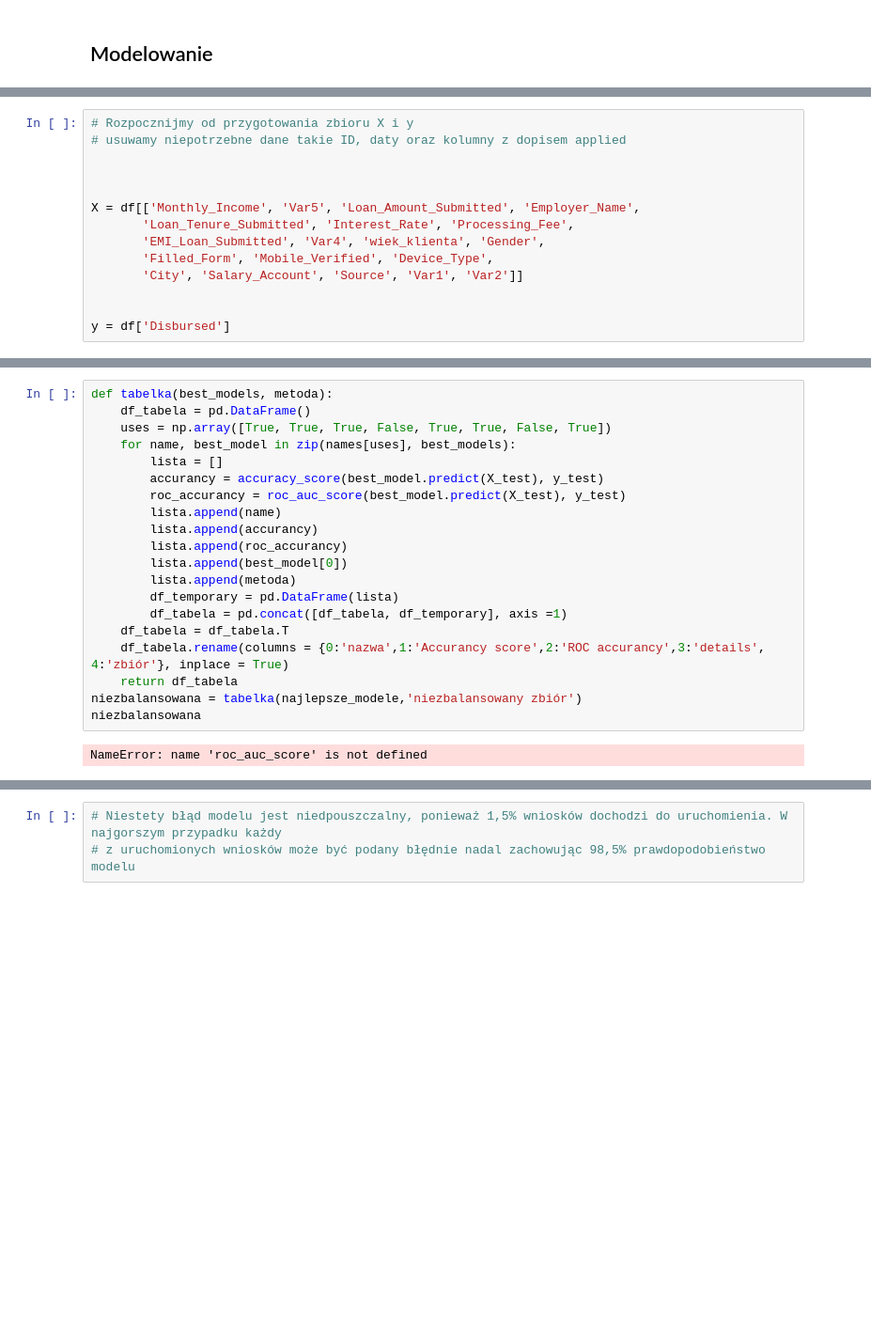
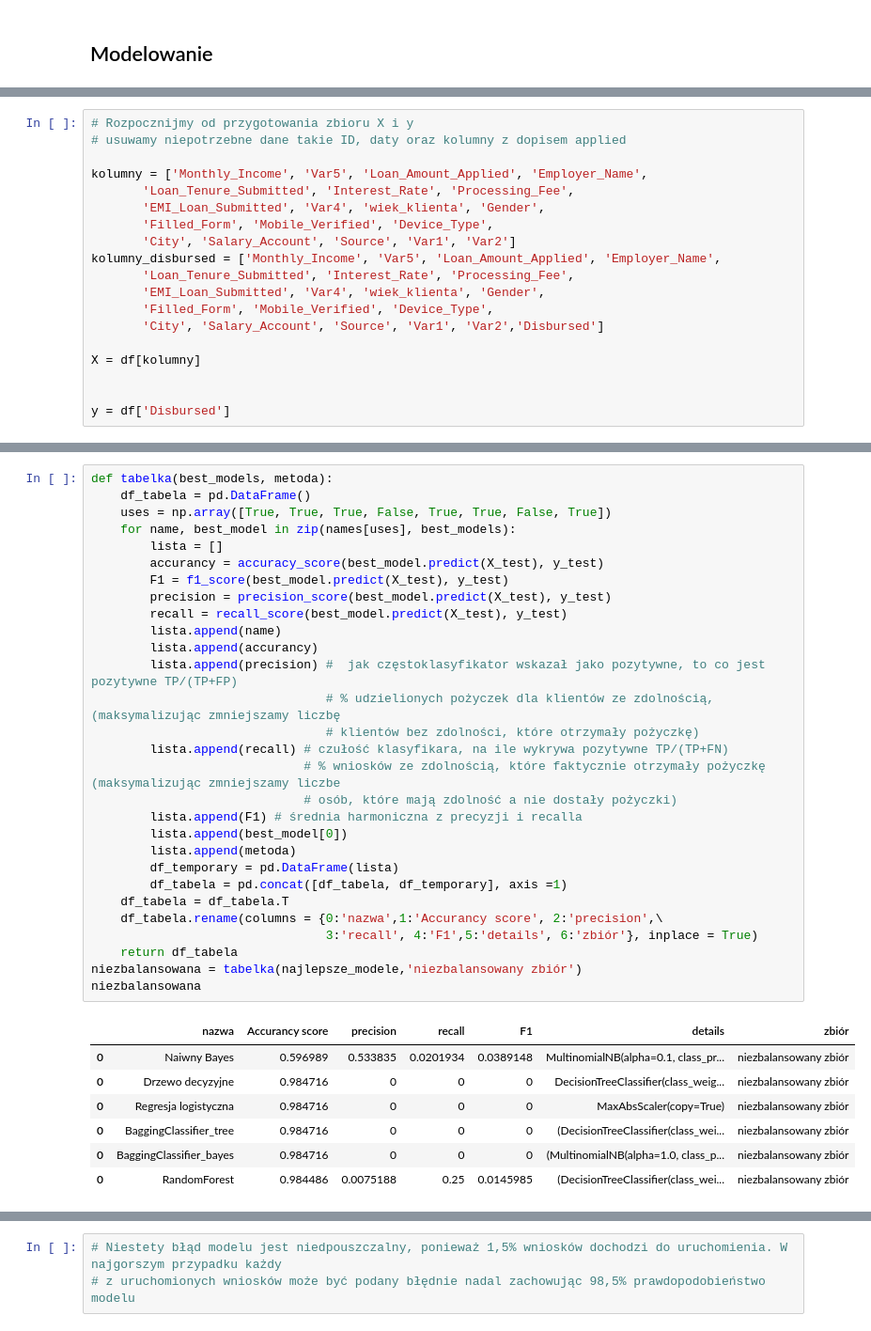
Before and after one commit to KingaWado/katowice0212, a Jupyter notebook: project_Kinga Wadowska.ipynb, the cells around one changed output, grey strips where cells are left out. Shown at 94% size. Drawn from its saved outputs; the diff is of its cells as text; blank space fills up the shorter version.

```diff
--- a/project_Kinga Wadowska.ipynb
+++ b/project_Kinga Wadowska.ipynb
@@ -348,13 +359,18 @@ procent wniosków z udzieloną pożyczką:  1.5%
 # Rozpocznijmy od przygotowania zbioru X i y
 # usuwamy niepotrzebne dane takie ID, daty oraz kolumny z dopisem applied
 
-
-
-X = df[['Monthly_Income', 'Var5', 'Loan_Amount_Submitted', 'Employer_Name',
+kolumny = ['Monthly_Income', 'Var5', 'Loan_Amount_Applied', 'Employer_Name',
        'Loan_Tenure_Submitted', 'Interest_Rate', 'Processing_Fee',
        'EMI_Loan_Submitted', 'Var4', 'wiek_klienta', 'Gender',
        'Filled_Form', 'Mobile_Verified', 'Device_Type',
-       'City', 'Salary_Account', 'Source', 'Var1', 'Var2']]
+       'City', 'Salary_Account', 'Source', 'Var1', 'Var2']
+kolumny_disbursed = ['Monthly_Income', 'Var5', 'Loan_Amount_Applied', 'Employer_Name',
+       'Loan_Tenure_Submitted', 'Interest_Rate', 'Processing_Fee',
+       'EMI_Loan_Submitted', 'Var4', 'wiek_klienta', 'Gender',
+       'Filled_Form', 'Mobile_Verified', 'Device_Type',
+       'City', 'Salary_Account', 'Source', 'Var1', 'Var2','Disbursed']
+
+X = df[kolumny]
 
 
 y = df['Disbursed']
@@ -453,22 +460,37 @@ Tunuje model: Naiwny Bayes
 # %%
 def tabelka(best_models, metoda):
     df_tabela = pd.DataFrame()
     uses = np.array([True, True, True, False, True, True, False, True])
     for name, best_model in zip(names[uses], best_models):
         lista = []
         accurancy = accuracy_score(best_model.predict(X_test), y_test)
-        roc_accurancy = roc_auc_score(best_model.predict(X_test), y_test)
+        F1 = f1_score(best_model.predict(X_test), y_test)
+        precision = precision_score(best_model.predict(X_test), y_test)
+        recall = recall_score(best_model.predict(X_test), y_test)
         lista.append(name)
         lista.append(accurancy)
-        lista.append(roc_accurancy)
+        lista.append(precision) #  jak częstoklasyfikator wskazał jako pozytywne, to co jest pozytywne TP/(TP+FP)
+                                # % udzielionych pożyczek dla klientów ze zdolnością, (maksymalizując zmniejszamy liczbę
+                                # klientów bez zdolności, które otrzymały pożyczkę)
+        lista.append(recall) # czułość klasyfikara, na ile wykrywa pozytywne TP/(TP+FN)
+                             # % wniosków ze zdolnością, które faktycznie otrzymały pożyczkę (maksymalizując zmniejszamy liczbe
+                             # osób, które mają zdolność a nie dostały pożyczki)
+        lista.append(F1) # średnia harmoniczna z precyzji i recalla
         lista.append(best_model[0])
         lista.append(metoda)
         df_temporary = pd.DataFrame(lista)
         df_tabela = pd.concat([df_tabela, df_temporary], axis =1)
     df_tabela = df_tabela.T
-    df_tabela.rename(columns = {0:'nazwa',1:'Accurancy score',2:'ROC accurancy',3:'details', 4:'zbiór'}, inplace = True)
+    df_tabela.rename(columns = {0:'nazwa',1:'Accurancy score', 2:'precision',\
+                                3:'recall', 4:'F1',5:'details', 6:'zbiór'}, inplace = True)
     return df_tabela
 niezbalansowana = tabelka(najlepsze_modele,'niezbalansowany zbiór')
 niezbalansowana
 # %% [output]
-NameError: name 'roc_auc_score' is not defined
+|  | nazwa | Accurancy score | precision | recall | F1 | details | zbiór |
+| 0 | Naiwny Bayes | 0.596989 | 0.533835 | 0.0201934 | 0.0389148 | MultinomialNB(alpha=0.1, class_pr... | niezbalansowany zbiór |
+| 0 | Drzewo decyzyjne | 0.984716 | 0 | 0 | 0 | DecisionTreeClassifier(class_weig... | niezbalansowany zbiór |
+| 0 | Regresja logistyczna | 0.984716 | 0 | 0 | 0 | MaxAbsScaler(copy=True) | niezbalansowany zbiór |
+| 0 | BaggingClassifier_tree | 0.984716 | 0 | 0 | 0 | (DecisionTreeClassifier(class_wei... | niezbalansowany zbiór |
+| 0 | BaggingClassifier_bayes | 0.984716 | 0 | 0 | 0 | (MultinomialNB(alpha=1.0, class_p... | niezbalansowany zbiór |
+| 0 | RandomForest | 0.984486 | 0.0075188 | 0.25 | 0.0145985 | (DecisionTreeClassifier(class_wei... | niezbalansowany zbiór |
```
Also changed, not shown: parts of 40 cells of this notebook.
